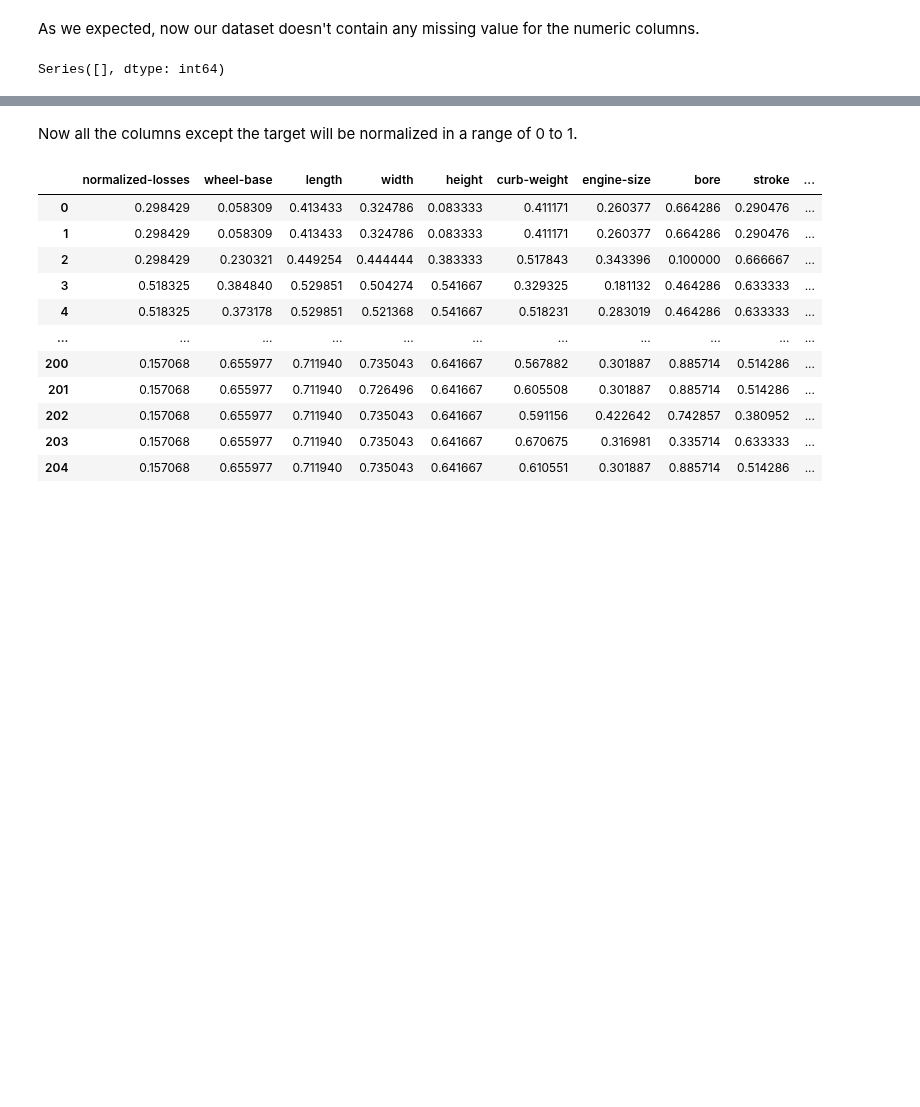
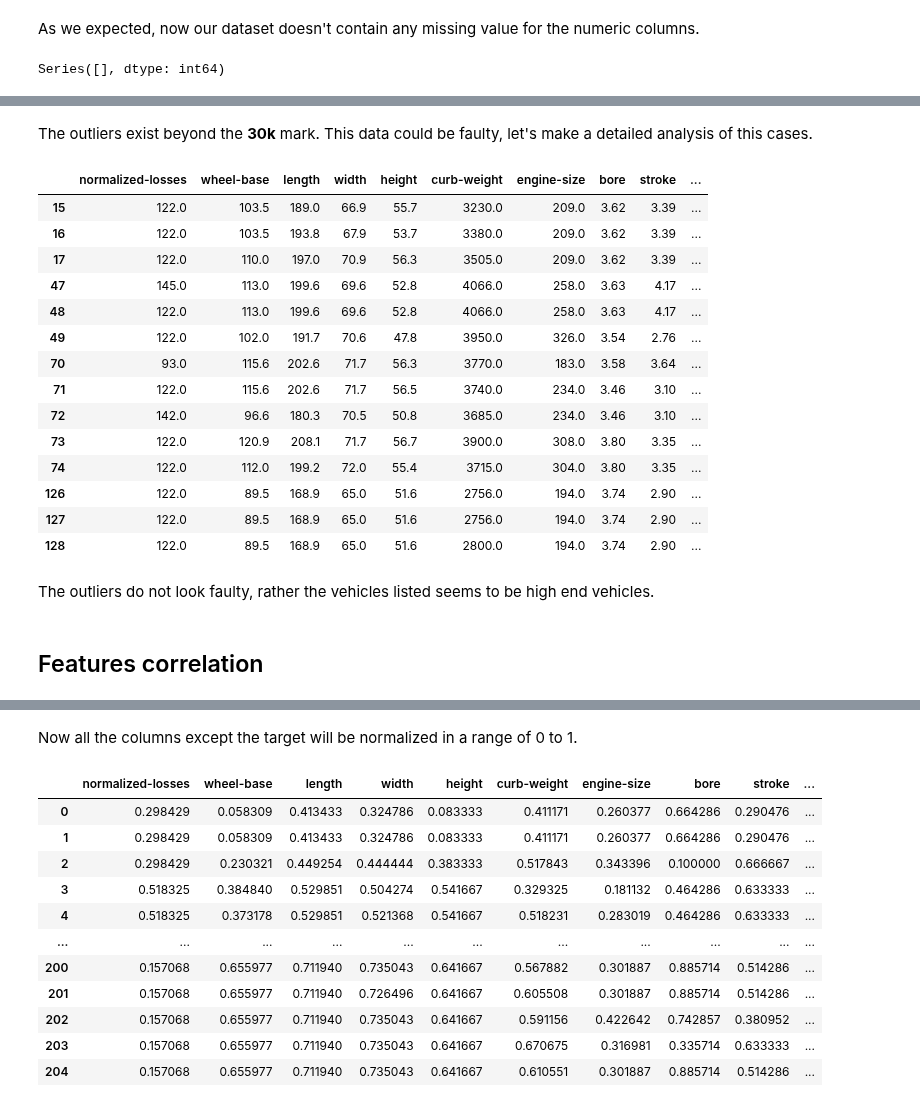
Before and after one commit to raduspaimoc/DataQuest-Projects, a Jupyter notebook: Classification Problems/Predicting Car Prices/Predicting Car Prices.ipynb, the cells around one changed output, grey strips where cells are left out. Drawn from its saved outputs; the diff is of its cells as text; code cells hidden in the pictures; blank space fills up the shorter version.

Commit message:
[WIP] Search for correlations and new features.

```diff
--- a/Classification Problems/Predicting Car Prices/Predicting Car Prices.ipynb
+++ b/Classification Problems/Predicting Car Prices/Predicting Car Prices.ipynb
@@ -399,0 +469,24 @@ Series([], dtype: int64)
+# %% [markdown]
+The outliers exist beyond the **30k** mark. This data could be faulty, let's make a detailed analysis of this cases.
+# %%
+numeric_cars[numeric_cars.price > 30000]
+# %% [output]
+|  | normalized-losses | wheel-base | length | width | height | curb-weight | engine-size | bore | stroke | ... |
+| 15 | 122.0 | 103.5 | 189.0 | 66.9 | 55.7 | 3230.0 | 209.0 | 3.62 | 3.39 | ... |
+| 16 | 122.0 | 103.5 | 193.8 | 67.9 | 53.7 | 3380.0 | 209.0 | 3.62 | 3.39 | ... |
+| 17 | 122.0 | 110.0 | 197.0 | 70.9 | 56.3 | 3505.0 | 209.0 | 3.62 | 3.39 | ... |
+| 47 | 145.0 | 113.0 | 199.6 | 69.6 | 52.8 | 4066.0 | 258.0 | 3.63 | 4.17 | ... |
+| 48 | 122.0 | 113.0 | 199.6 | 69.6 | 52.8 | 4066.0 | 258.0 | 3.63 | 4.17 | ... |
+| 49 | 122.0 | 102.0 | 191.7 | 70.6 | 47.8 | 3950.0 | 326.0 | 3.54 | 2.76 | ... |
+| 70 | 93.0 | 115.6 | 202.6 | 71.7 | 56.3 | 3770.0 | 183.0 | 3.58 | 3.64 | ... |
+| 71 | 122.0 | 115.6 | 202.6 | 71.7 | 56.5 | 3740.0 | 234.0 | 3.46 | 3.10 | ... |
+| 72 | 142.0 | 96.6 | 180.3 | 70.5 | 50.8 | 3685.0 | 234.0 | 3.46 | 3.10 | ... |
+| 73 | 122.0 | 120.9 | 208.1 | 71.7 | 56.7 | 3900.0 | 308.0 | 3.80 | 3.35 | ... |
+| 74 | 122.0 | 112.0 | 199.2 | 72.0 | 55.4 | 3715.0 | 304.0 | 3.80 | 3.35 | ... |
+| 126 | 122.0 | 89.5 | 168.9 | 65.0 | 51.6 | 2756.0 | 194.0 | 3.74 | 2.90 | ... |
+| 127 | 122.0 | 89.5 | 168.9 | 65.0 | 51.6 | 2756.0 | 194.0 | 3.74 | 2.90 | ... |
+| 128 | 122.0 | 89.5 | 168.9 | 65.0 | 51.6 | 2800.0 | 194.0 | 3.74 | 2.90 | ... |
+# %% [markdown]
+The outliers do not look faulty, rather the vehicles listed seems to be high end vehicles.
+# %% [markdown]
+## Features correlation
```
Also changed, not shown: parts of 20 cells of this notebook.
